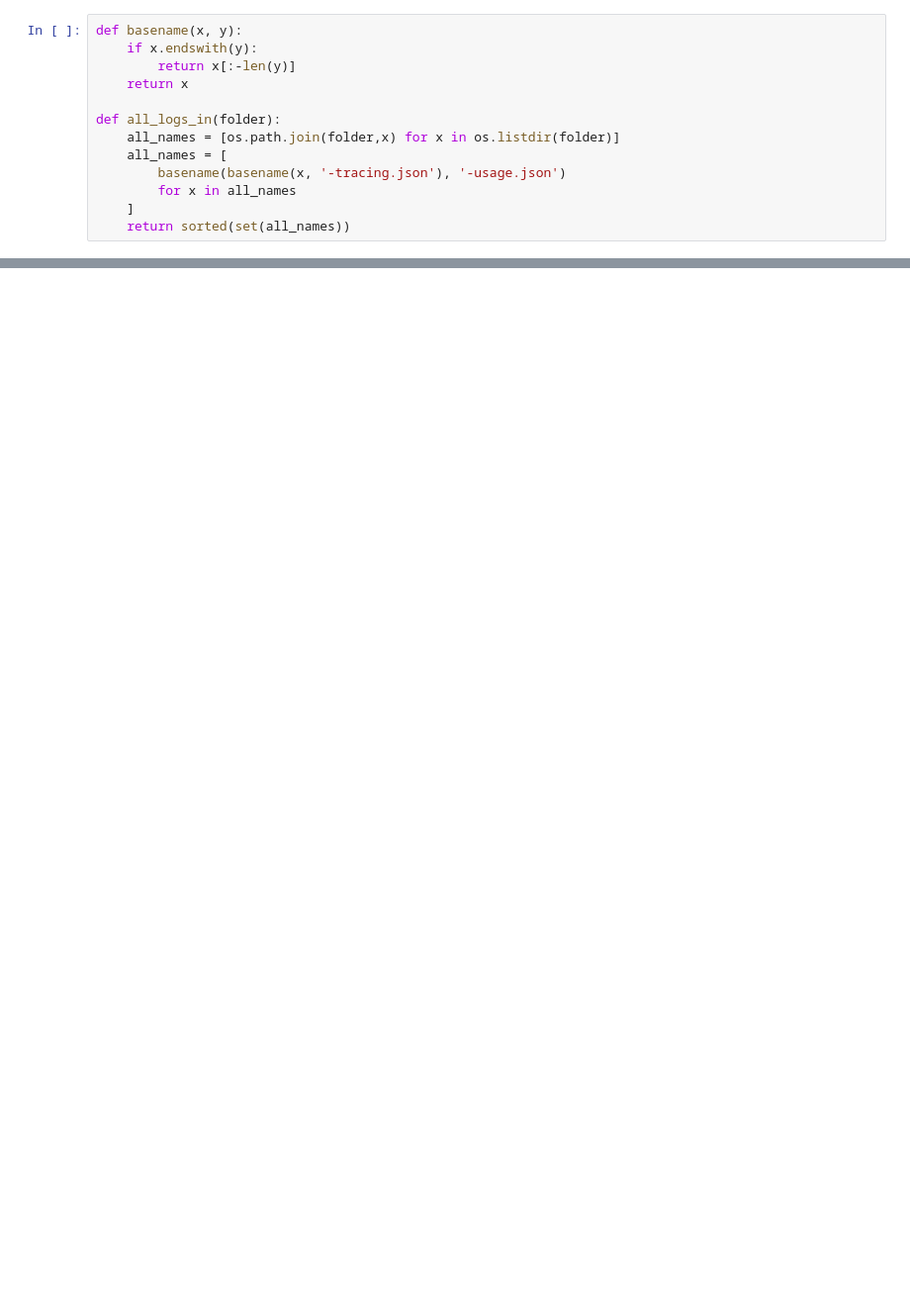
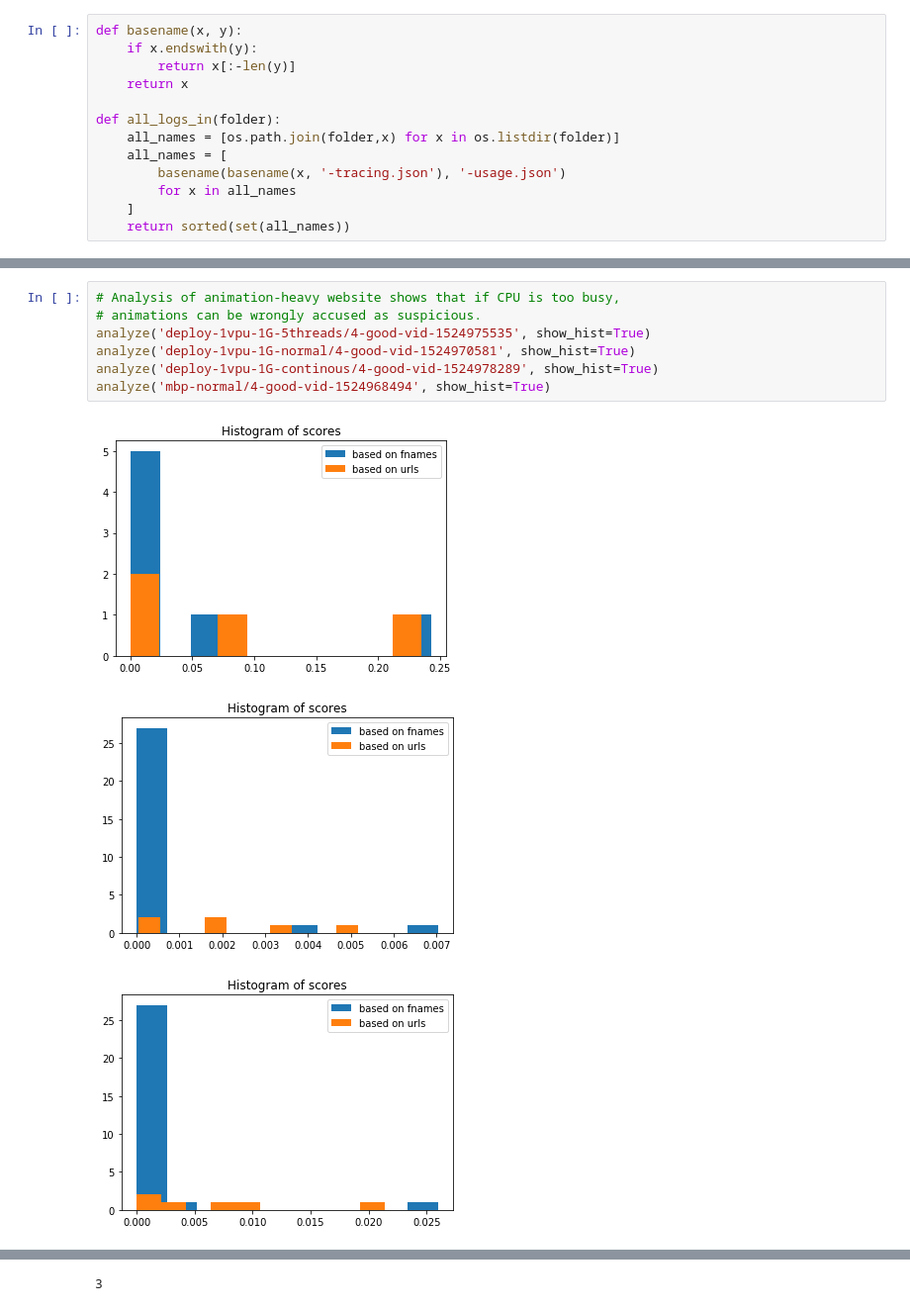
Before and after one commit to uiucseclab/webminer-detector, a Jupyter notebook: scanner/FinalAlgo.ipynb, the cells around one changed output, grey strips where cells are left out. Shown: that part at 99% size. Drawn from its saved outputs; the diff is of its cells as text; blank space fills up the shorter version.

```diff
--- a/scanner/FinalAlgo.ipynb
+++ b/scanner/FinalAlgo.ipynb
@@ -253,0 +280,11 @@ analyze('mbp-normal/9-mal-1524968494')
+# %%
+# Analysis of animation-heavy website shows that if CPU is too busy,
+# animations can be wrongly accused as suspicious.
+analyze('deploy-1vpu-1G-5threads/4-good-vid-1524975535', show_hist=True)
+analyze('deploy-1vpu-1G-normal/4-good-vid-1524970581', show_hist=True)
+analyze('deploy-1vpu-1G-continous/4-good-vid-1524978289', show_hist=True)
+analyze('mbp-normal/4-good-vid-1524968494', show_hist=True)
+# %% [output]
+[figure, added]
+[figure, added]
+[figure, added]
@@ -254,3 +292,4 @@ analyze('mbp-normal/9-mal-1524968494')
+3
 # %%
 for log in all_logs_in('mbp-normal/'):
     print(analyze(log), log)
```
Also changed, not shown: parts of 9 cells of this notebook.
